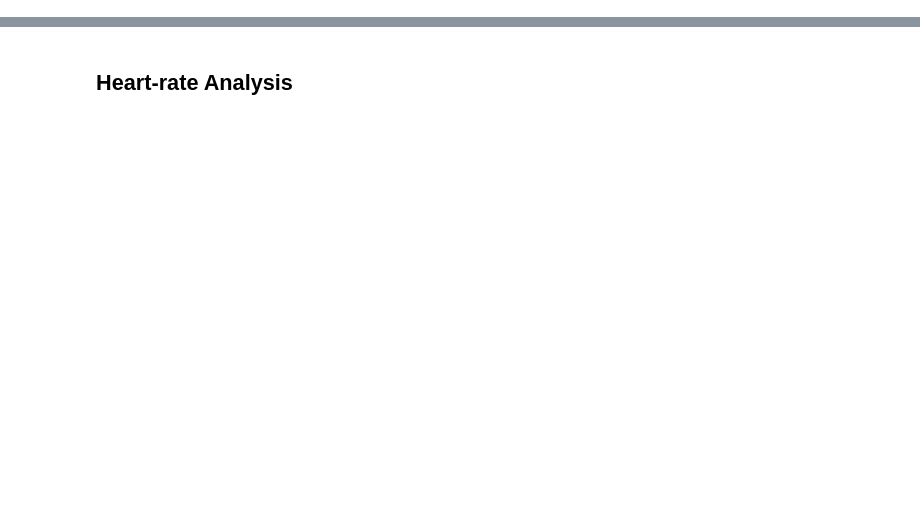
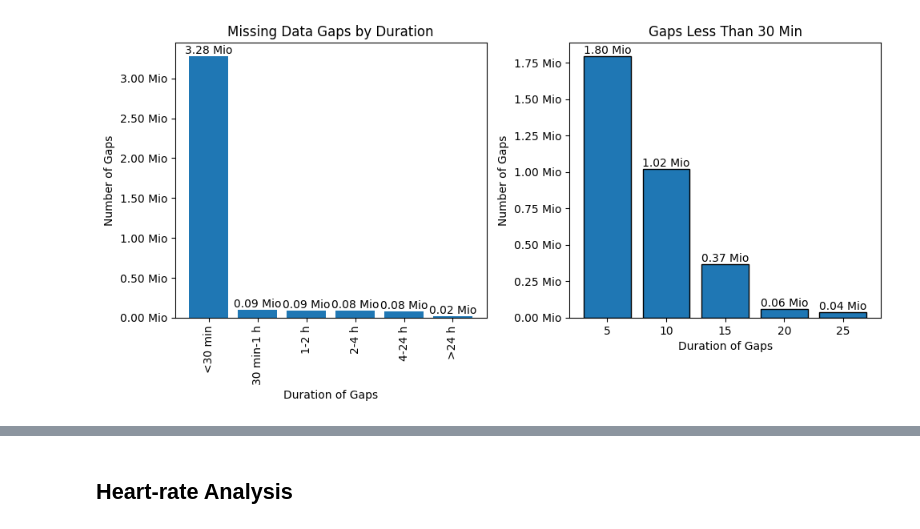
Before and after one commit to Beyza-Cinar/DiaData, a Jupyter notebook: Data_Exploration.ipynb, the cells around one changed output, grey strips where cells are left out. Saved outputs shown, nothing was run; the diff lists cells and outputs as text; code cells hidden in the pictures; blank space fills up the shorter version.

```diff
--- a/Data_Exploration.ipynb
+++ b/Data_Exploration.ipynb
@@ -375,0 +166,94 @@ plt.show()
+# %%
+# plots missing values to explore the data quality
+
+# function to show both value and percentage
+def make_autopct(values):
+    def my_autopct(pct):
+        total = sum(values)
+        val = int(round(pct * total / 100.0))
+        val_mio = round(val / 1_000_000, 1)
+        return f"{val} ({pct:.1f}%)"
+    return my_autopct
+
+# the dataframe is copied
+df_glc_missing = combined_main.copy()
+# first, missing blocks are identified
+df_glc_missing["missing"] = df_glc_missing["GlucoseCGM"].isna()
+
+# uses groupby with cumsum to find continuous blocks
+df_glc_missing["gap_id"] = (df_glc_missing["missing"] != df_glc_missing["missing"].shift()).cumsum()
+# groups by the identified gaps
+na_groups = df_glc_missing[df_glc_missing["missing"]].groupby("gap_id").size().reset_index(name="missing_count")
+# one row of missing data equals 5 minutes, so the length of gap is multiplied by 5
+na_groups["missing_count_time"] = na_groups["missing_count"] * 5
+
+# categorizes durations based on specified bins and labels
+bins = [0,30,60,120,240,1440, na_groups["missing_count_time"].max()]
+labels = [
+    "<30 min",
+    "30 min-1 h",
+    "1-2 h",
+    "2-4 h",
+    "4-24 h",
+    ">24 h"
+]
+
+# converts durations to timedelta seconds for binning
+duration_bins = pd.cut(na_groups["missing_count_time"], bins=bins, labels=labels, right=False)
+
+# counts number of gaps per duration range
+gap_counts = duration_bins.value_counts().sort_index()
+
+# creates the bin groups
+na_groups["MissingGroup"] = pd.cut(na_groups["missing_count_time"], bins=bins, labels=labels, right=False)
+# filters to only less than 30 minute gaps
+count_30_missing = na_groups[na_groups["MissingGroup"] ==  "<30 min"]["missing_count_time"].value_counts()
+
+# plots the missing values count per created group and for the second group of less than 30 minutes in 5 minute intervals
+fig, (ax1, ax2) = plt.subplots(1, 2, figsize=(10, 5))
+
+# plots the barchart of all missing value groups
+ax1.bar(gap_counts.index.astype(str), gap_counts.values)
+ax1.set_title("Missing Data Gaps by Duration")
+ax1.set_xlabel("Duration of Gaps")
+ax1.set_ylabel("Number of Gaps")
+
+# formatter function
+def millions(x, pos):
+    return f"{x*1e-6:.2f} Mio"
+
+# applyies formatter to axis
+ax1.yaxis.set_major_formatter(FuncFormatter(millions))
+ax1.set_xticklabels(ax1.get_xticklabels(), rotation=90)
+
+# plots the numbers on the bar
+for bar in ax1.patches:
+    height = bar.get_height()
+    # Converts to millions, cleans up trailing zeros
+    label = f"{height / 1e6:.2f} Mio".rstrip("0").rstrip(".")
+    ax1.text(bar.get_x() + bar.get_width() / 2, height, label,
+             ha="center", va="bottom")
+
+# plots the missing values distribution less than 30 minutes as a bar chart
+ax2.bar(count_30_missing.index.astype(str), count_30_missing.values, width=0.8, edgecolor="black")
+ax2.set_title("Gaps Less Than 30 Min")
+ax2.set_xlabel("Duration of Gaps")
+ax2.set_ylabel("Number of Gaps")
+
+# adda text labels on top of each bar
+for bar in ax2.patches:
+    height = bar.get_height()
+    # Converts to millions, cleans up trailing zeros
+    label = f"{height / 1e6:.2f} Mio".rstrip("0").rstrip(".")
+    ax2.text(bar.get_x() + bar.get_width() / 2, height, label,
+             ha="center", va="bottom")
+
+# applies formatter to axis
+ax2.yaxis.set_major_formatter(FuncFormatter(millions))
+ax2.set_xticklabels(ax2.get_xticklabels())
+
+# layout
+plt.tight_layout()
+plt.show()
+# %% [output]
+[figure, added]
```
Also changed, not shown: parts of 46 cells of this notebook, 2 other files.
